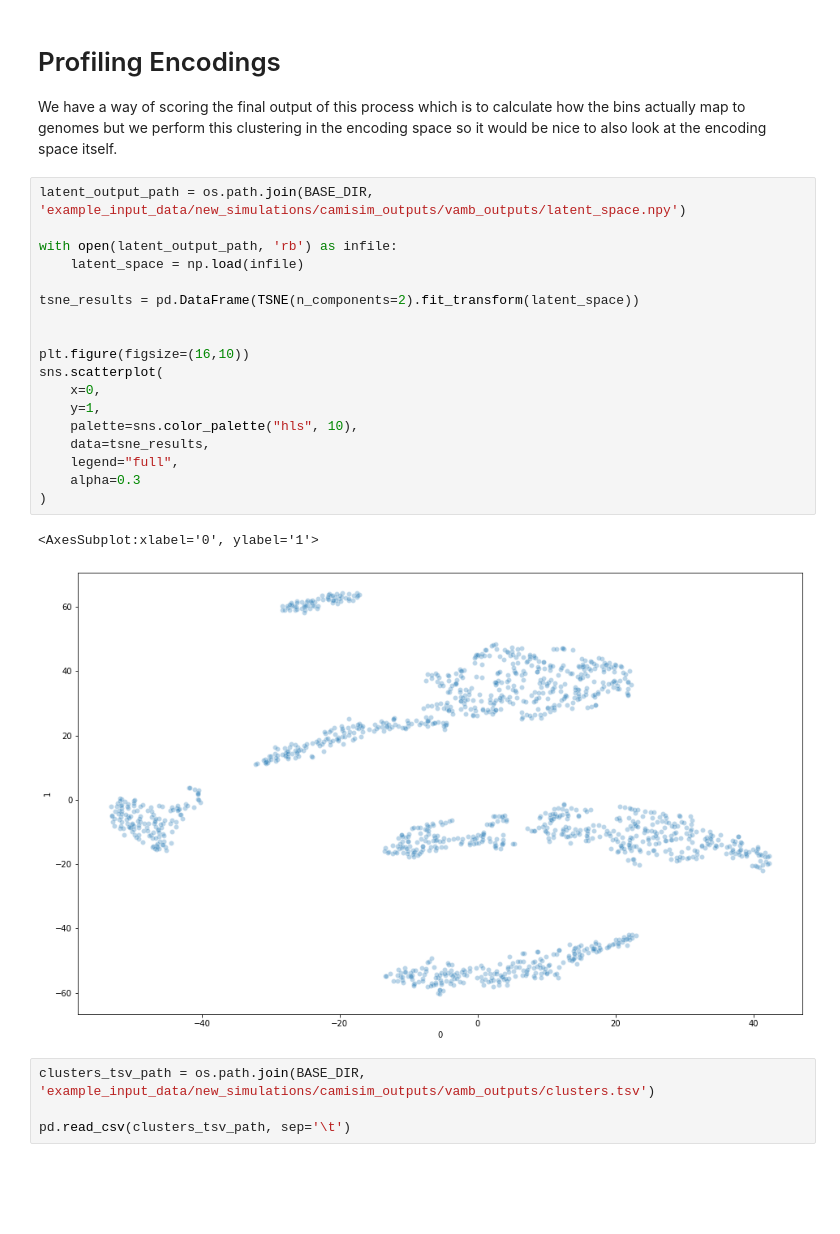
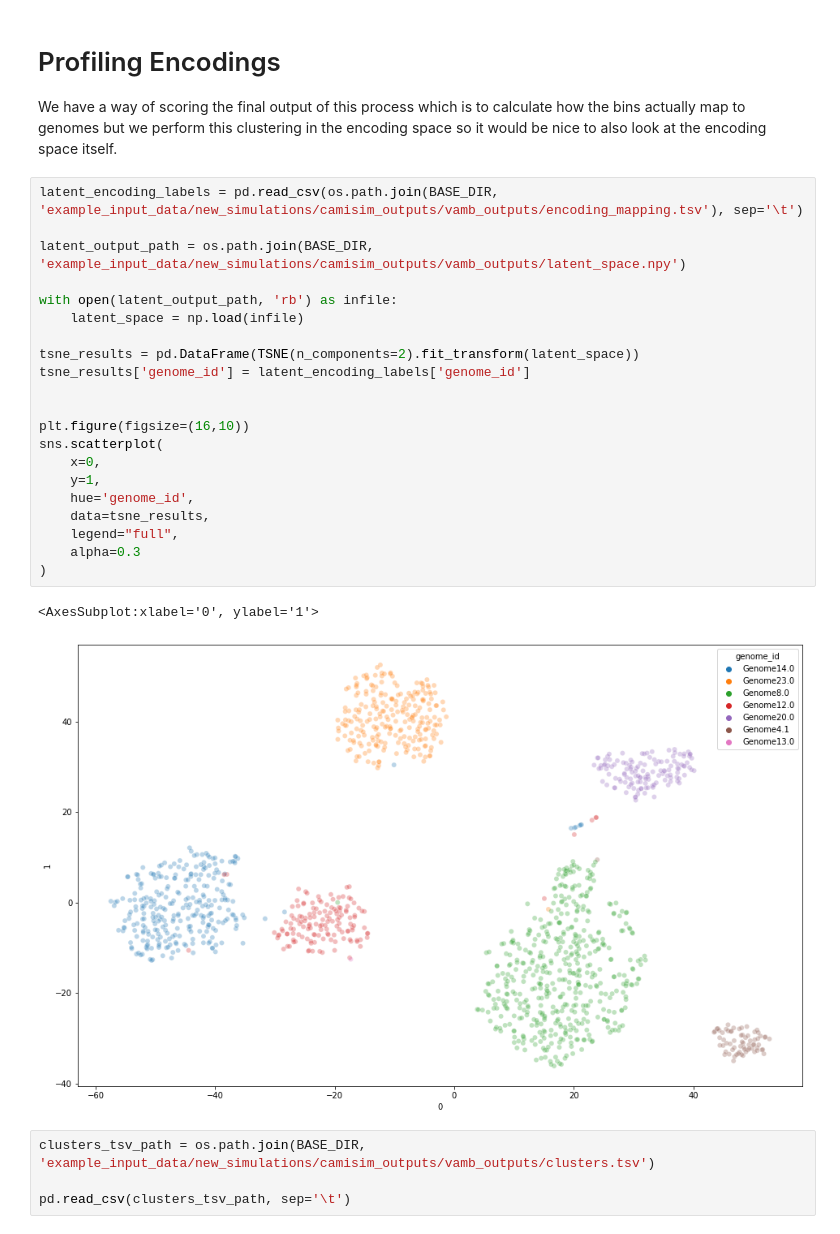
Before and after one commit to pmccaffrey6/CS230_Stanford_Project, a Jupyter notebook: benchmarking_bins-custom.ipynb, the cells around one changed output. Drawn from its saved outputs; the diff is of its cells as text; blank space fills up the shorter version.

Commit message:
added tSNE labeling for source genomes

```diff
--- a/benchmarking_bins-custom.ipynb
+++ b/benchmarking_bins-custom.ipynb
@@ -82,26 +82,29 @@ bins_inpath = os.path.join(BASE_DIR, 'example_input_data/new_simulations/camisim
 
 We have a way of scoring the final output of this process which is to calculate how the bins actually map to genomes but we perform this clustering in the encoding space so it would be nice to also look at the encoding space itself.
 # %%
+latent_encoding_labels = pd.read_csv(os.path.join(BASE_DIR, 'example_input_data/new_simulations/camisim_outputs/vamb_outputs/encoding_mapping.tsv'), sep='\t')
+
 latent_output_path = os.path.join(BASE_DIR, 'example_input_data/new_simulations/camisim_outputs/vamb_outputs/latent_space.npy')
 
 with open(latent_output_path, 'rb') as infile:
     latent_space = np.load(infile)
 
 tsne_results = pd.DataFrame(TSNE(n_components=2).fit_transform(latent_space))
+tsne_results['genome_id'] = latent_encoding_labels['genome_id']
 
 
 plt.figure(figsize=(16,10))
 sns.scatterplot(
     x=0,
     y=1,
-    palette=sns.color_palette("hls", 10),
+    hue='genome_id',
     data=tsne_results,
     legend="full",
     alpha=0.3
 )
 # %% [output]
 <AxesSubplot:xlabel='0', ylabel='1'>
-[figure, old version]
+[figure, new version]
 # %%
 clusters_tsv_path = os.path.join(BASE_DIR, 'example_input_data/new_simulations/camisim_outputs/vamb_outputs/clusters.tsv')
 
```
